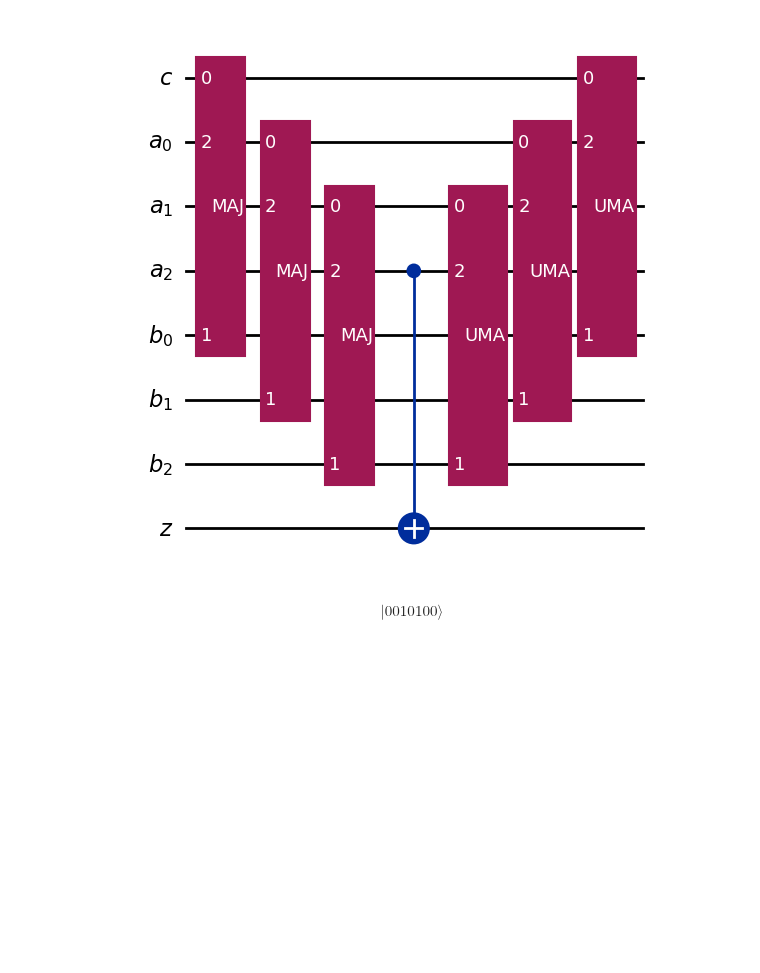
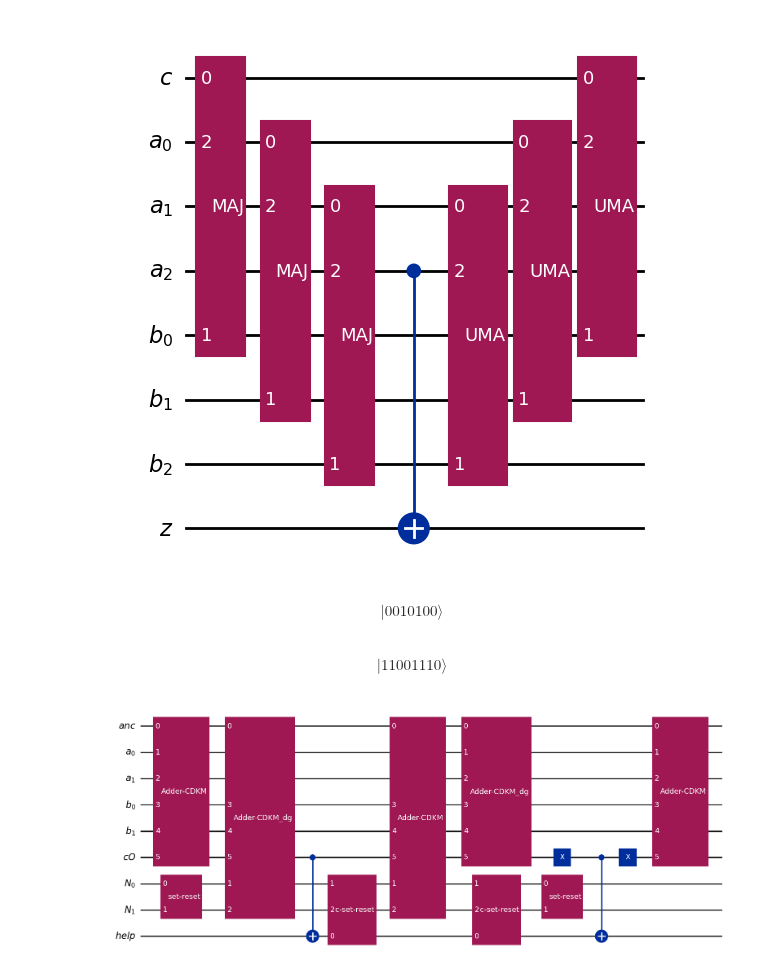
Before and after one commit to Flirm/quantum-circuits-implementation, a Jupyter notebook: implementations/CDKM/notebooks/adder_CDKM.ipynb, the cells around one changed output. Saved outputs shown, nothing was run; the diff lists cells and outputs as text; code cells hidden in the pictures; blank space fills up the shorter version.

Commit message:
implementing and testing mod adder
VBE mod adder using CDKM plain adder

```diff
--- a/implementations/CDKM/notebooks/adder_CDKM.ipynb
+++ b/implementations/CDKM/notebooks/adder_CDKM.ipynb
@@ -67,3 +92,43 @@ from qiskit.quantum_info import Statevector
 Statevector.from_label("1110100").evolve(adder_CDKM(3, True)).draw("latex")
 # %% [output]
 $$ |0010100\rangle$$
+# %%
+Statevector.from_label("00111110").evolve(adder_CDKM(3).inverse()).draw("latex")
+# %% [output]
+$$ |11001110\rangle$$
+# %%
+def mod_adder_CDKM_VBE(num_qubits: int, N: int) -> QuantumCircuit:
+    anc = QuantumRegister(1, name="anc")
+    a = QuantumRegister(num_qubits, name="a")
+    b = QuantumRegister(num_qubits, name="b")
+    cO = QuantumRegister(1, name="cO")
+    n = QuantumRegister(num_qubits, name="N")
+    help = QuantumRegister(1, name="help")
+    quantum_circuit = QuantumCircuit(anc, a, b, cO, n, help, name=f"AdderMod{N}-CDKM-VBE")
+
+    quantum_circuit.append(set_reset_to(num_qubits, N), n[:])
+
+    quantum_circuit.append(adder_CDKM(num_qubits), anc[:] + a[:] + b[:] + cO[:])
+    quantum_circuit.append(adder_CDKM(num_qubits).inverse(), anc[:] + n[:] + b[:] + cO[:])
+
+    quantum_circuit.cx(cO[0], help[0])
+
+    quantum_circuit.append(c_set_reset(num_qubits, N), help[:] + n[:])
+    quantum_circuit.append(adder_CDKM(num_qubits), anc[:] + n[:] + b[:] + cO[:])
+    quantum_circuit.append(c_set_reset(num_qubits, N), help[:] + n[:])
+
+    quantum_circuit.append(adder_CDKM(num_qubits).inverse(), anc[:] + a[:] + b[:] + cO[:])
+
+    quantum_circuit.x(cO[0])
+    quantum_circuit.cx(cO[0], help[0])
+    quantum_circuit.x(cO[0])
+
+    quantum_circuit.append(adder_CDKM(num_qubits), anc[:] + a[:] + b[:] + cO[:])
+
+    quantum_circuit.append(set_reset_to(num_qubits, N), n[:])
+
+    return quantum_circuit
+
+mod_adder_CDKM_VBE(2,3).draw("mpl")
+# %% [output]
+[figure, added]
```
Also changed, not shown: parts of 1 cell of this notebook.
